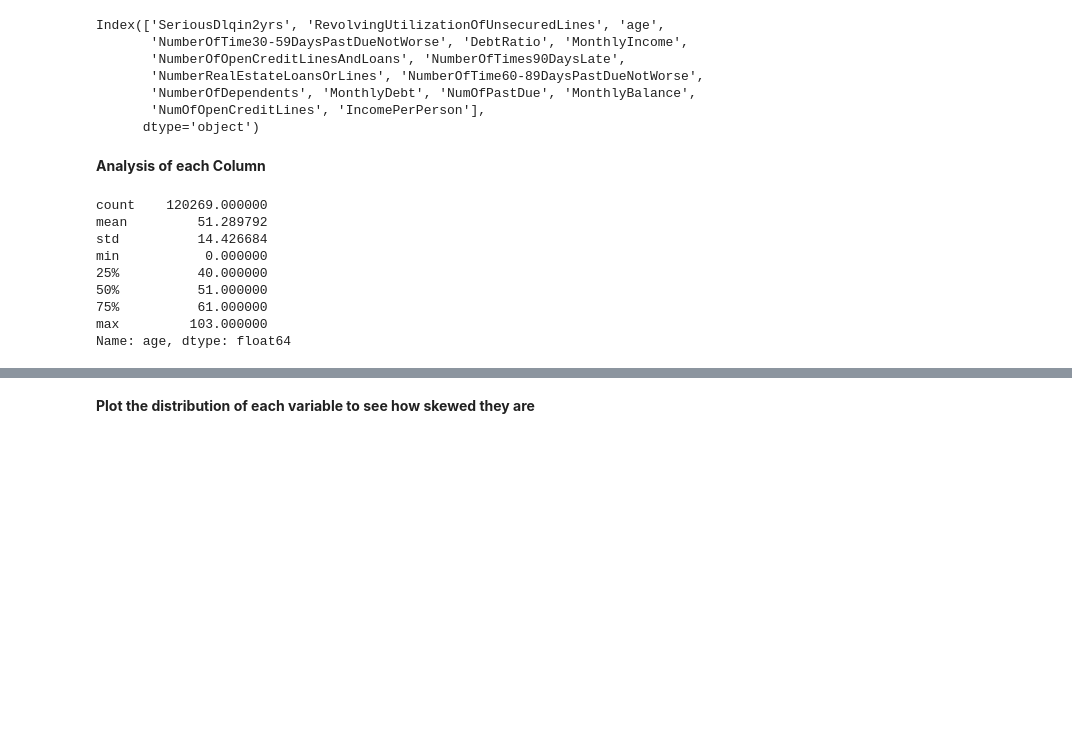
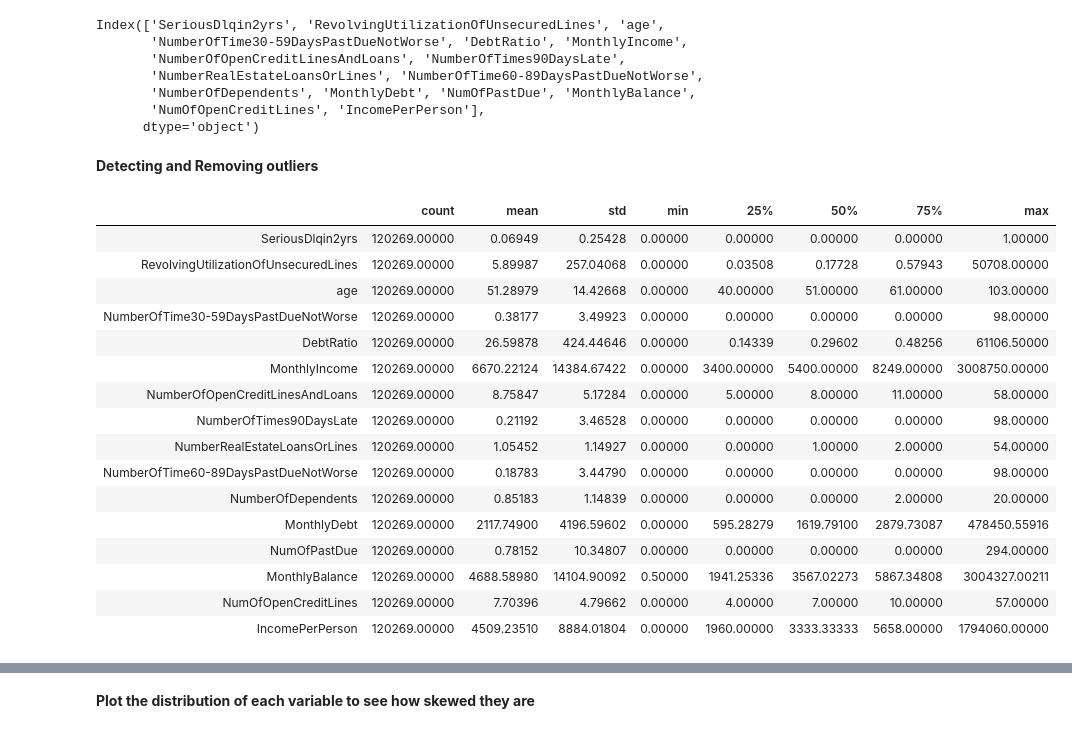
Before and after one commit to Vignesh-Nswamy/Data-Science, a Jupyter notebook: Project 3/classification_main.ipynb, the cells around one changed output, grey strips where cells are left out. Saved outputs shown, nothing was run; the diff lists cells and outputs as text; code cells hidden in the pictures; blank space fills up the shorter version.

```diff
--- a/Project 3/classification_main.ipynb
+++ b/Project 3/classification_main.ipynb
@@ -68,17 +88,25 @@ Index(['SeriousDlqin2yrs', 'RevolvingUtilizationOfUnsecuredLines', 'age',
        'NumberOfDependents', 'MonthlyDebt', 'NumOfPastDue', 'MonthlyBalance',
        'NumOfOpenCreditLines', 'IncomePerPerson'],
       dtype='object')
-# %% [markdown]
-**Analysis of each Column**
+# %% [markdown]
+**Detecting and Removing outliers**
 # %%
-train_frame['age'].describe()
+train_frame.describe().transpose()
 # %% [output]
-count    120269.000000
-mean         51.289792
-std          14.426684
-min           0.000000
-25%          40.000000
-50%          51.000000
-75%          61.000000
-max         103.000000
-Name: age, dtype: float64
+|  | count | mean | std | min | 25% | 50% | 75% | max |
+| SeriousDlqin2yrs | 120269.00000 | 0.06949 | 0.25428 | 0.00000 | 0.00000 | 0.00000 | 0.00000 | 1.00000 |
+| RevolvingUtilizationOfUnsecuredLines | 120269.00000 | 5.89987 | 257.04068 | 0.00000 | 0.03508 | 0.17728 | 0.57943 | 50708.00000 |
+| age | 120269.00000 | 51.28979 | 14.42668 | 0.00000 | 40.00000 | 51.00000 | 61.00000 | 103.00000 |
+| NumberOfTime30-59DaysPastDueNotWorse | 120269.00000 | 0.38177 | 3.49923 | 0.00000 | 0.00000 | 0.00000 | 0.00000 | 98.00000 |
+| DebtRatio | 120269.00000 | 26.59878 | 424.44646 | 0.00000 | 0.14339 | 0.29602 | 0.48256 | 61106.50000 |
+| MonthlyIncome | 120269.00000 | 6670.22124 | 14384.67422 | 0.00000 | 3400.00000 | 5400.00000 | 8249.00000 | 3008750.00000 |
+| NumberOfOpenCreditLinesAndLoans | 120269.00000 | 8.75847 | 5.17284 | 0.00000 | 5.00000 | 8.00000 | 11.00000 | 58.00000 |
+| NumberOfTimes90DaysLate | 120269.00000 | 0.21192 | 3.46528 | 0.00000 | 0.00000 | 0.00000 | 0.00000 | 98.00000 |
+| NumberRealEstateLoansOrLines | 120269.00000 | 1.05452 | 1.14927 | 0.00000 | 0.00000 | 1.00000 | 2.00000 | 54.00000 |
+| NumberOfTime60-89DaysPastDueNotWorse | 120269.00000 | 0.18783 | 3.44790 | 0.00000 | 0.00000 | 0.00000 | 0.00000 | 98.00000 |
+| NumberOfDependents | 120269.00000 | 0.85183 | 1.14839 | 0.00000 | 0.00000 | 0.00000 | 2.00000 | 20.00000 |
+| MonthlyDebt | 120269.00000 | 2117.74900 | 4196.59602 | 0.00000 | 595.28279 | 1619.79100 | 2879.73087 | 478450.55916 |
+| NumOfPastDue | 120269.00000 | 0.78152 | 10.34807 | 0.00000 | 0.00000 | 0.00000 | 0.00000 | 294.00000 |
+| MonthlyBalance | 120269.00000 | 4688.58980 | 14104.90092 | 0.50000 | 1941.25336 | 3567.02273 | 5867.34808 | 3004327.00211 |
+| NumOfOpenCreditLines | 120269.00000 | 7.70396 | 4.79662 | 0.00000 | 4.00000 | 7.00000 | 10.00000 | 57.00000 |
+| IncomePerPerson | 120269.00000 | 4509.23510 | 8884.01804 | 0.00000 | 1960.00000 | 3333.33333 | 5658.00000 | 1794060.00000 |
```
Also changed, not shown: parts of 27 cells of this notebook, 1 other file.
